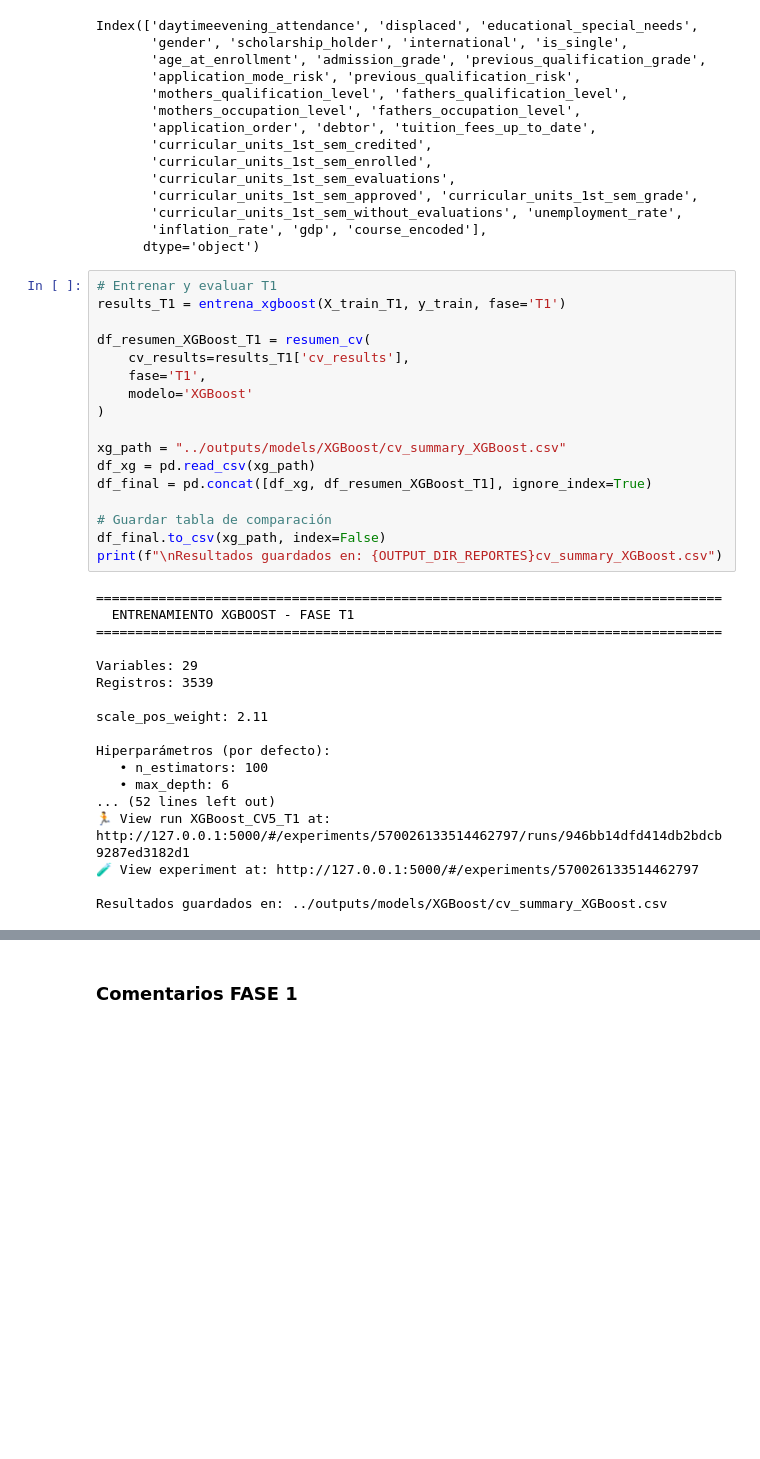
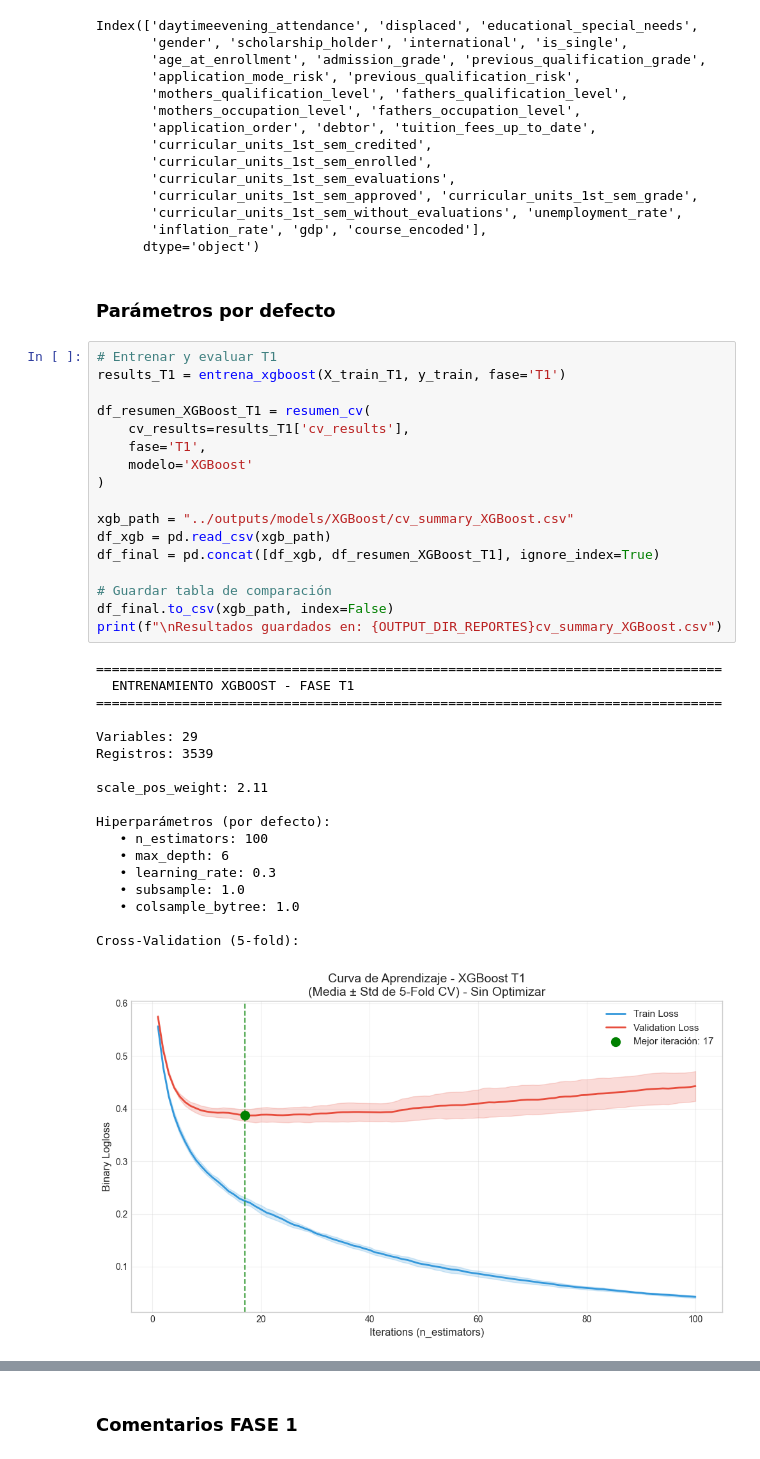
Before and after one commit to danielavielmaVIU/TFM_Desercion_Estudiantil_ML, a Jupyter notebook: notebooks/4.3_modelado_XGBoost_train.ipynb, the cells around one changed output, grey strips where cells are left out. Saved outputs shown, nothing was run; the diff lists cells and outputs as text; blank space fills up the shorter version.

```diff
--- a/notebooks/4.3_modelado_XGBoost_train.ipynb
+++ b/notebooks/4.3_modelado_XGBoost_train.ipynb
@@ -606,38 +1057,41 @@ Index(['daytimeevening_attendance', 'displaced', 'educational_special_needs',
        'curricular_units_1st_sem_without_evaluations', 'unemployment_rate',
        'inflation_rate', 'gdp', 'course_encoded'],
       dtype='object')
-# %%
-# Entrenar y evaluar T1
-results_T1 = entrena_xgboost(X_train_T1, y_train, fase='T1')
-
-df_resumen_XGBoost_T1 = resumen_cv(
-    cv_results=results_T1['cv_results'],
-    fase='T1',
-    modelo='XGBoost'
-)
-
-xg_path = "../outputs/models/XGBoost/cv_summary_XGBoost.csv"
-df_xg = pd.read_csv(xg_path)
-df_final = pd.concat([df_xg, df_resumen_XGBoost_T1], ignore_index=True)
-
-# Guardar tabla de comparación
-df_final.to_csv(xg_path, index=False)
-print(f"\nResultados guardados en: {OUTPUT_DIR_REPORTES}cv_summary_XGBoost.csv")
-# %% [output]
-================================================================================
-  ENTRENAMIENTO XGBOOST - FASE T1
-================================================================================
-
-Variables: 29
-Registros: 3539
-
-scale_pos_weight: 2.11
-
-Hiperparámetros (por defecto):
-   • n_estimators: 100
-   • max_depth: 6
-... (52 lines left out)
-🏃 View run XGBoost_CV5_T1 at: http://127.0.0.1:5000/#/experiments/570026133514462797/runs/946bb14dfd414db2bdcb9287ed3182d1
-🧪 View experiment at: http://127.0.0.1:5000/#/experiments/570026133514462797
-
-Resultados guardados en: ../outputs/models/XGBoost/cv_summary_XGBoost.csv
+# %% [markdown]
+### Parámetros por defecto
+# %%
+# Entrenar y evaluar T1
+results_T1 = entrena_xgboost(X_train_T1, y_train, fase='T1')
+
+df_resumen_XGBoost_T1 = resumen_cv(
+    cv_results=results_T1['cv_results'],
+    fase='T1',
+    modelo='XGBoost'
+)
+
+xgb_path = "../outputs/models/XGBoost/cv_summary_XGBoost.csv"
+df_xgb = pd.read_csv(xgb_path)
+df_final = pd.concat([df_xgb, df_resumen_XGBoost_T1], ignore_index=True)
+
+# Guardar tabla de comparación
+df_final.to_csv(xgb_path, index=False)
+print(f"\nResultados guardados en: {OUTPUT_DIR_REPORTES}cv_summary_XGBoost.csv")
+# %% [output]
+================================================================================
+  ENTRENAMIENTO XGBOOST - FASE T1
+================================================================================
+
+Variables: 29
+Registros: 3539
+
+scale_pos_weight: 2.11
+
+Hiperparámetros (por defecto):
+   • n_estimators: 100
+   • max_depth: 6
+   • learning_rate: 0.3
+   • subsample: 1.0
+   • colsample_bytree: 1.0
+
+Cross-Validation (5-fold):
+[figure, added]
```
Also changed, not shown: parts of 20 cells of this notebook, 5 other files.
